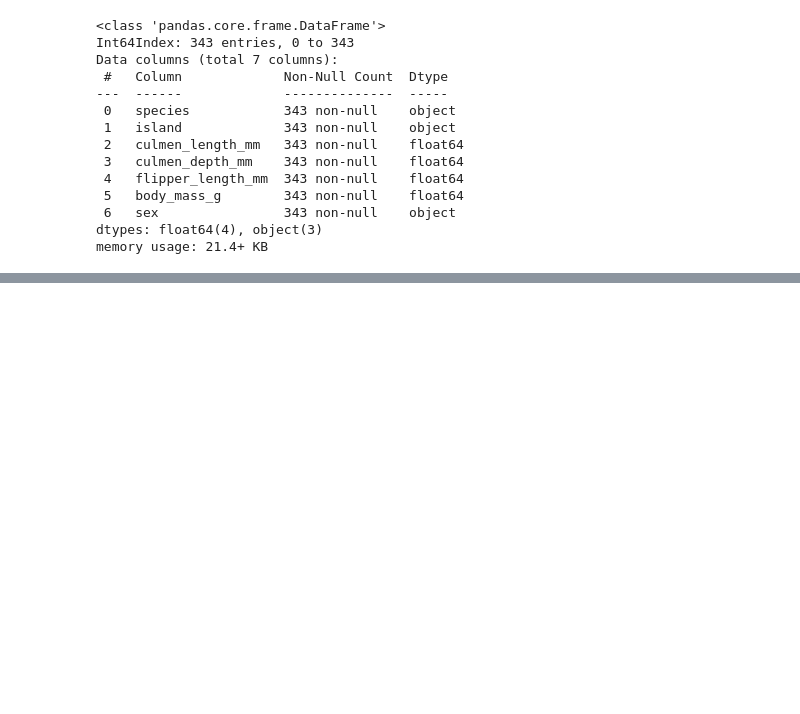
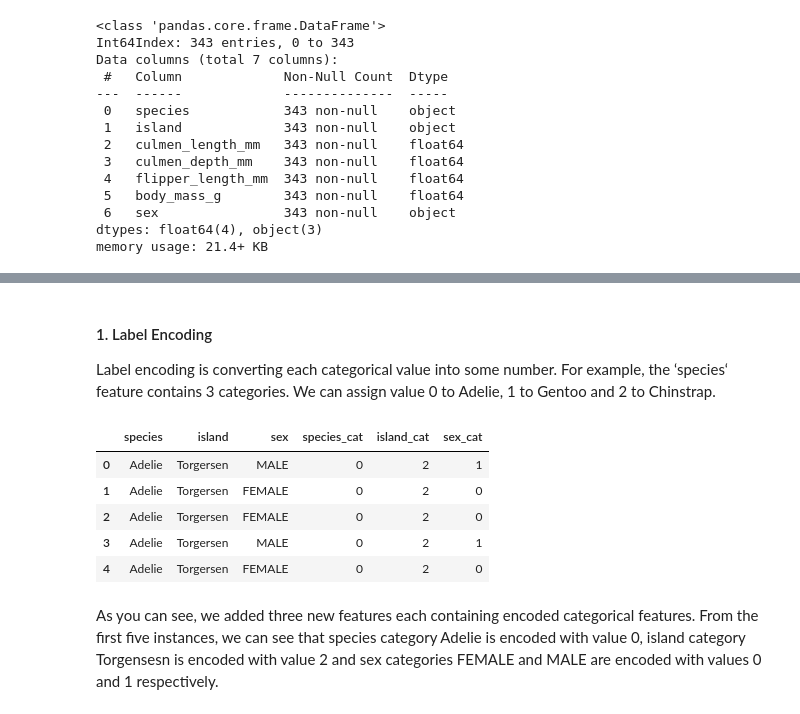
Before and after one commit to dhrey112/todo_in_ML-project, a Jupyter notebook: features_engineering.ipynb, the cells around one changed output, grey strips where cells are left out. Drawn from its saved outputs; the diff is of its cells as text; code cells hidden in the pictures; blank space fills up the shorter version.

```diff
--- a/features_engineering.ipynb
+++ b/features_engineering.ipynb
@@ -126,0 +166,19 @@ memory usage: 21.4+ KB
+# %% [markdown]
+#### 1. Label Encoding
+
+Label encoding is converting each categorical value into some number. For example, the ‘species‘ feature contains 3 categories. We can assign value 0 to Adelie, 1 to Gentoo and 2 to Chinstrap.
+# %%
+categorical_data["species_cat"] = categorical_data["species"].cat.codes
+categorical_data["island_cat"] = categorical_data["island"].cat.codes
+categorical_data["sex_cat"] = categorical_data["sex"].cat.codes
+
+categorical_data.head()
+# %% [output]
+|  | species | island | sex | species_cat | island_cat | sex_cat |
+| 0 | Adelie | Torgersen | MALE | 0 | 2 | 1 |
+| 1 | Adelie | Torgersen | FEMALE | 0 | 2 | 0 |
+| 2 | Adelie | Torgersen | FEMALE | 0 | 2 | 0 |
+| 3 | Adelie | Torgersen | MALE | 0 | 2 | 1 |
+| 4 | Adelie | Torgersen | FEMALE | 0 | 2 | 0 |
+# %% [markdown]
+As you can see, we added three new features each containing encoded categorical features. From the first five instances, we can see that species category Adelie is encoded with value 0, island category Torgensesn is encoded with value 2 and sex categories FEMALE and MALE are encoded with values 0 and 1 respectively.
```
Also changed, not shown: parts of 7 cells of this notebook.
